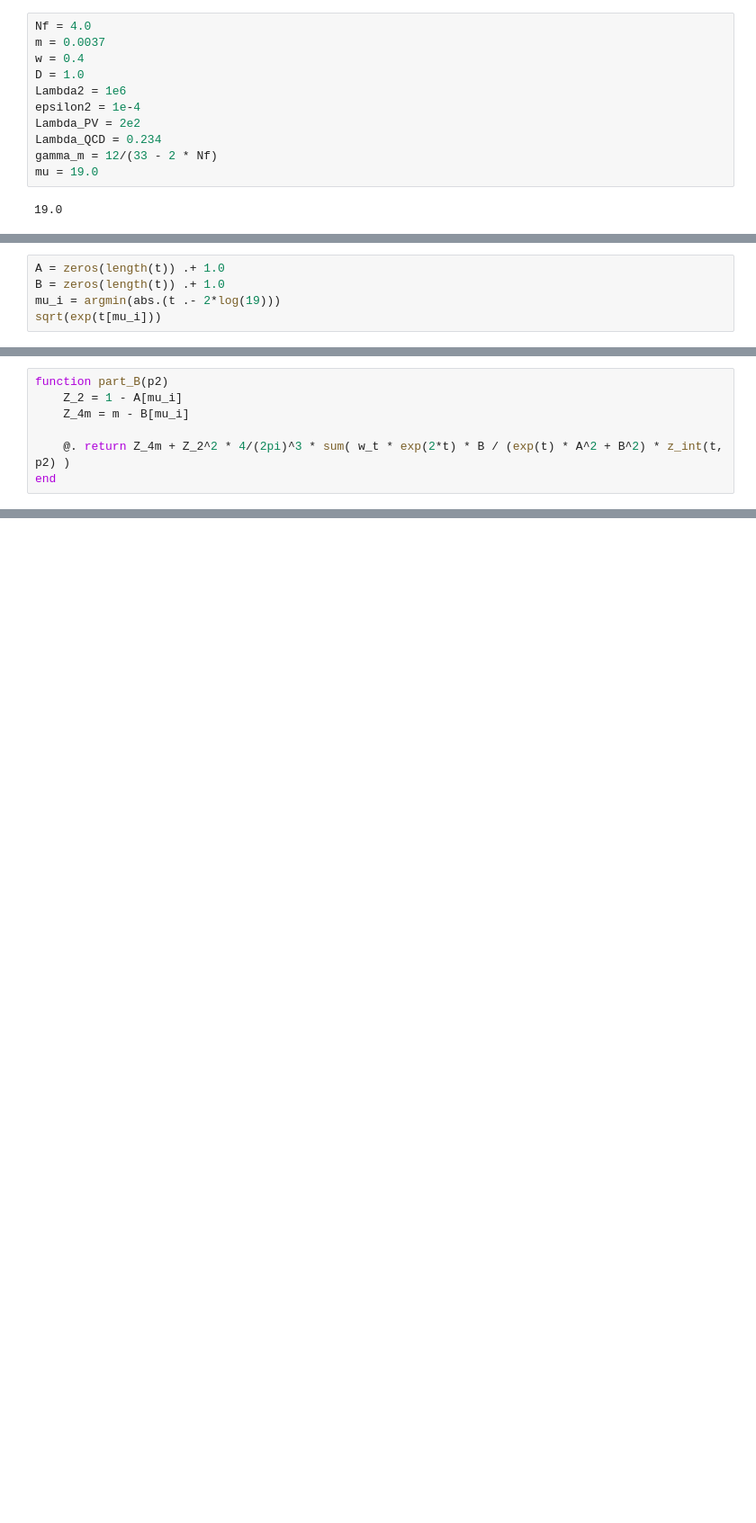
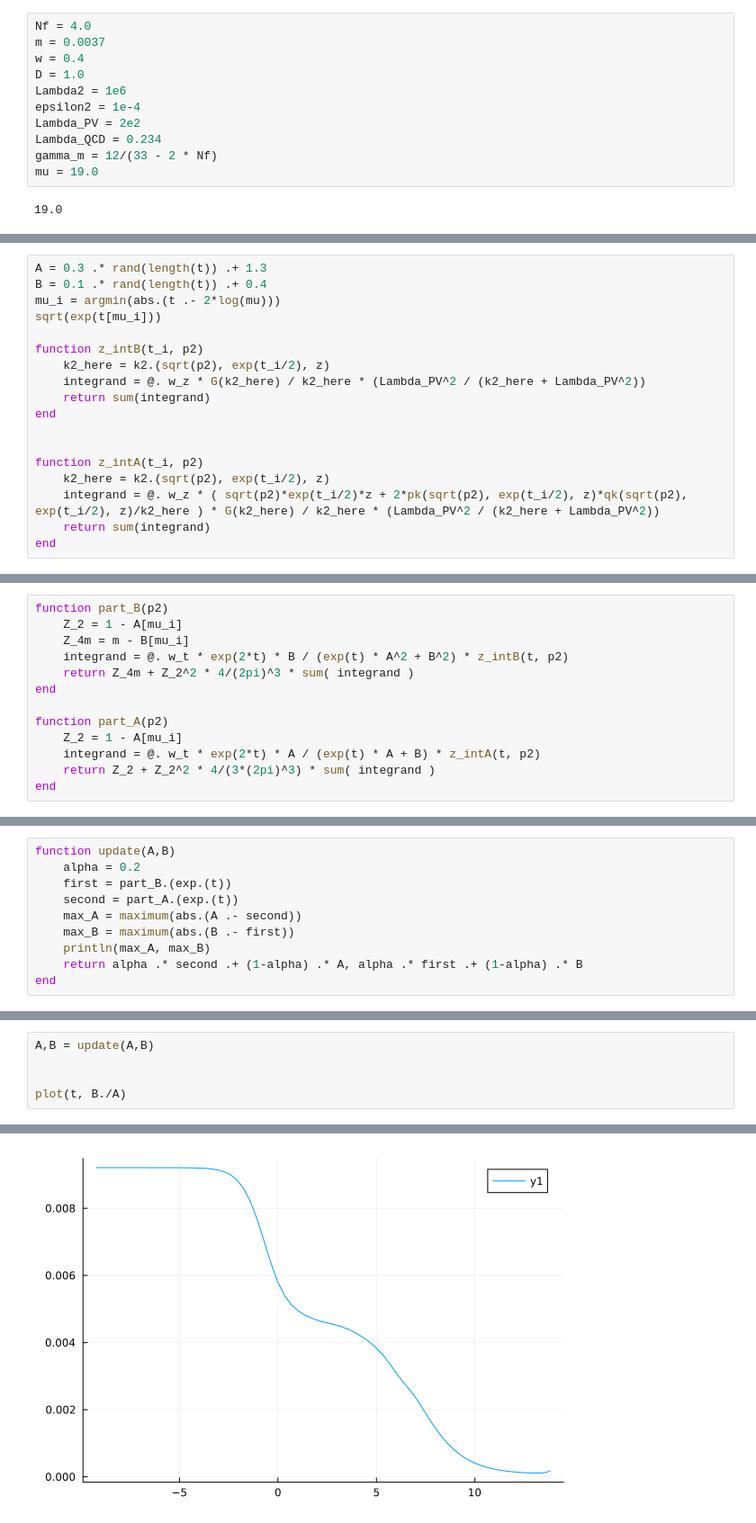
Before and after one commit to GestoerterOszillator/Maris-Tandy, a Jupyter notebook: Maris-Tandy.ipynb, the cells around one changed output, grey strips where cells are left out. Shown at 90% size. Drawn from its saved outputs; the diff is of its cells as text; blank space fills up the shorter version.

```diff
--- a/Maris-Tandy.ipynb
+++ b/Maris-Tandy.ipynb
@@ -36,7 +29,20 @@ z, w_z = gausschebyshevu(5) # Chebyshev second kind
 t = 0.5 * (log(Lambda2) - log(epsilon2)) * x .+ 0.5 * (log(Lambda2) + log(epsilon2));
 # %%
-A = zeros(length(t)) .+ 1.0
-B = zeros(length(t)) .+ 1.0
-mu_i = argmin(abs.(t .- 2*log(19)))
+A = 0.3 .* rand(length(t)) .+ 1.3
+B = 0.1 .* rand(length(t)) .+ 0.4
+mu_i = argmin(abs.(t .- 2*log(mu)))
 sqrt(exp(t[mu_i]))
+
+function z_intB(t_i, p2)
+    k2_here = k2.(sqrt(p2), exp(t_i/2), z)
+    integrand = @. w_z * G(k2_here) / k2_here * (Lambda_PV^2 / (k2_here + Lambda_PV^2))
+    return sum(integrand)
+end
+
+
+function z_intA(t_i, p2)
+    k2_here = k2.(sqrt(p2), exp(t_i/2), z)
+    integrand = @. w_z * ( sqrt(p2)*exp(t_i/2)*z + 2*pk(sqrt(p2), exp(t_i/2), z)*qk(sqrt(p2), exp(t_i/2), z)/k2_here ) * G(k2_here) / k2_here * (Lambda_PV^2 / (k2_here + Lambda_PV^2))
+    return sum(integrand)
+end
 # %% [output]
@@ -45,7 +51,13 @@ sqrt(exp(t[mu_i]))
 function part_B(p2)
     Z_2 = 1 - A[mu_i]
     Z_4m = m - B[mu_i]
+    integrand = @. w_t * exp(2*t) * B / (exp(t) * A^2 + B^2) * z_intB(t, p2)
+    return Z_4m + Z_2^2 * 4/(2pi)^3 * sum( integrand )
+end
 
-    @. return Z_4m + Z_2^2 * 4/(2pi)^3 * sum( w_t * exp(2*t) * B / (exp(t) * A^2 + B^2) * z_int(t, p2) )
+function part_A(p2)
+    Z_2 = 1 - A[mu_i]
+    integrand = @. w_t * exp(2*t) * A / (exp(t) * A + B) * z_intA(t, p2)
+    return Z_2 + Z_2^2 * 4/(3*(2pi)^3) * sum( integrand )
 end
 # %% [output]
@@ -64,0 +65,10 @@ Dreidimensionale Matrizen ehrlich gesagt
+# %%
+function update(A,B)
+    alpha = 0.2
+    first = part_B.(exp.(t))
+    second = part_A.(exp.(t))
+    max_A = maximum(abs.(A .- second))
+    max_B = maximum(abs.(B .- first))
+    println(max_A, max_B)
+    return alpha .* second .+ (1-alpha) .* A, alpha .* first .+ (1-alpha) .* B
+end
@@ -64,0 +77,6 @@ Dreidimensionale Matrizen ehrlich gesagt
+# %%
+A,B = update(A,B)
+
+
+plot(t, B./A)
+# %% [output]
@@ -64,0 +84 @@ Dreidimensionale Matrizen ehrlich gesagt
+[figure, added]
```
Also changed, not shown: parts of 14 cells of this notebook.
